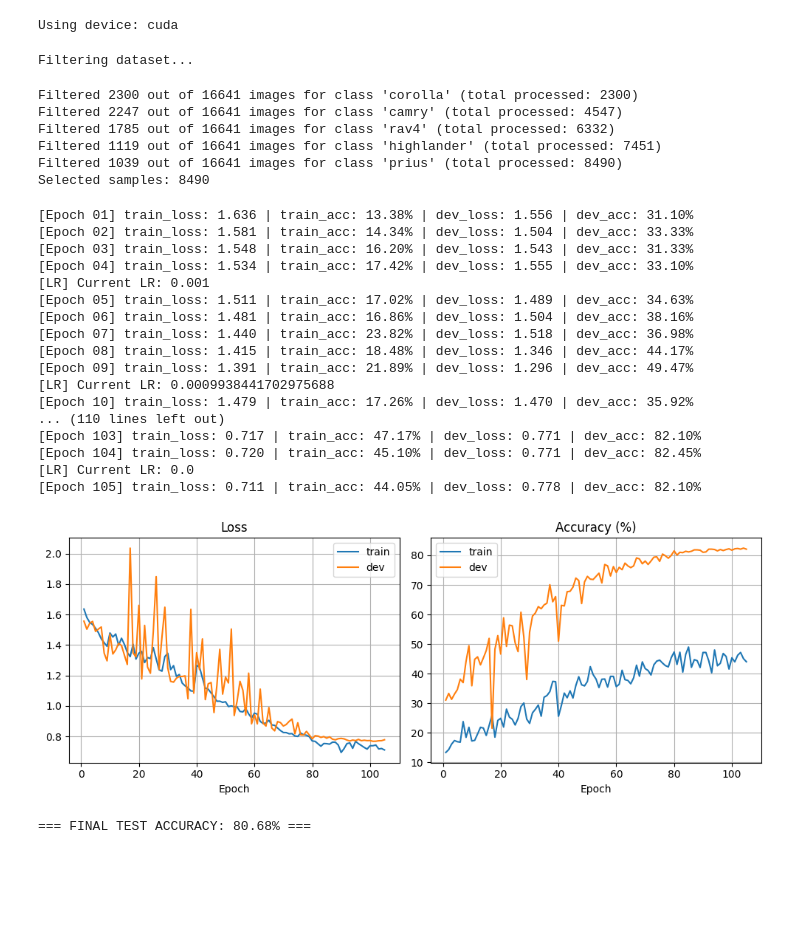
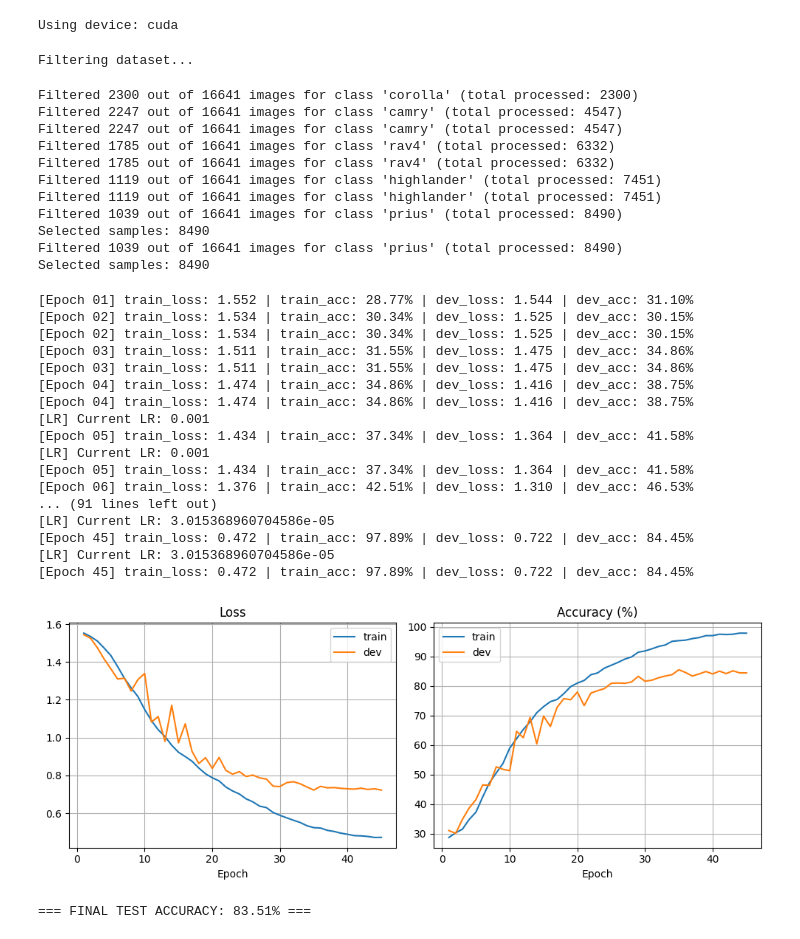
Before and after one commit to SkinnyDevi/toyota-cnn-classifier, a Jupyter notebook: practica_2_fsi.ipynb, the cells around one changed output. Saved outputs shown, nothing was run; the diff lists cells and outputs as text; code cells hidden in the pictures; blank space fills up the shorter version.

Commit message:
getting closer to target accuracy

```diff
--- a/practica_2_fsi.ipynb
+++ b/practica_2_fsi.ipynb
@@ -33,12 +33,11 @@ print(f"Using device: {DEVICE}")
 Using device: cuda
 # %%
 # -----------------------  PARAMETERS  ------------------------
-BATCH_SIZE       = 32   # batch size
-IMAGE_SIZE       = 64   # 64x64 images
+BATCH_SIZE       = 16   # batch size
+IMAGE_SIZE       = 224  # 224x224 images
 BASE_LR          = 1e-3 # base learning rate
 WARMPUP_EPOCHS   = 5    # number of warm-up epochs
-MIXUP_ALPHA      = 0.2  # mixup alpha parameter
-EPOCHS           = 105   # number of training epochs
+EPOCHS           = 50   # number of training epochs
 DATA_ROOT        = "./toyota_intact_dataset"
 SELECTED_CLASSES = ["corolla", "camry", "rav4", "highlander", "prius"]
 # --------------------------------------------------------------
@@ -61,6 +60,7 @@ train_transform = transforms.Compose([
 
 test_transform = transforms.Compose([
     transforms.Resize((IMAGE_SIZE, IMAGE_SIZE)),
+    transforms.CenterCrop(224),
     transforms.ToTensor(),
     transforms.Normalize(mean=[0.485, 0.456, 0.406],
                          std =[0.229, 0.224, 0.225]),
@@ -140,10 +140,15 @@ test_loader  = DataLoader(test_set,  batch_size=BATCH_SIZE, shuffle=False)
 Filtering dataset...
 Filtered 2300 out of 16641 images for class 'corolla' (total processed: 2300)
 Filtered 2247 out of 16641 images for class 'camry' (total processed: 4547)
+Filtered 2247 out of 16641 images for class 'camry' (total processed: 4547)
 Filtered 1785 out of 16641 images for class 'rav4' (total processed: 6332)
+Filtered 1785 out of 16641 images for class 'rav4' (total processed: 6332)
+Filtered 1119 out of 16641 images for class 'highlander' (total processed: 7451)
 Filtered 1119 out of 16641 images for class 'highlander' (total processed: 7451)
 Filtered 1039 out of 16641 images for class 'prius' (total processed: 8490)
 Selected samples: 8490
+Filtered 1039 out of 16641 images for class 'prius' (total processed: 8490)
+Selected samples: 8490
 # %%
 # --------------------------  MODEL  ---------------------------
 class ToyotaCNN_32x32(nn.Module):
@@ -217,12 +318,6 @@ def evaluate(model, loader):
             correct += (pred == y).sum().item()
             total   += y.size(0)
     return 100.0 * correct / total if total else 0.0
-
-def mixup_data(x, y, alpha=MIXUP_ALPHA):
-    lam = np.random.beta(alpha, alpha)
-    idx = torch.randperm(x.size(0))
-    mixed_x = lam * x + (1-lam) * x[idx]
-    return mixed_x, y, y[idx], lam
 
 def train_one_epoch(epoch, model, loader, crit, opt, scheduler, warmup_epochs=WARMPUP_EPOCHS, base_lr=BASE_LR):
     model.train()
@@ -238,16 +333,10 @@ def train_one_epoch(epoch, model, loader, crit, opt, scheduler, warmup_epochs=WA
         x, y = x.to(DEVICE), y.to(DEVICE)
         opt.zero_grad()
 
-        if np.random.rand() < 0.5:  # 50% chance
-            x_mix, y_a, y_b, lam = mixup_data(x, y)
-            out = model(x_mix)
-            loss = lam * crit(out, y_a) + (1 - lam) * crit(out, y_b)
-            # No accuracy here, as it's not well-defined with MixUp
-        else:
-            out = model(x)
-            loss = crit(out, y)
-            pred = out.argmax(dim=1)
-            correct += (pred == y).sum().item()
+        out = model(x)
+        loss = crit(out, y)
+        pred = out.argmax(dim=1)
+        correct += (pred == y).sum().item()
 
         loss.backward()
         opt.step()
@@ -275,7 +364,7 @@ def validate(model, loader, crit):
 # --------------------------------------------------------------
 # %%
 # --------------------------  RUN  ---------------------------
-model = ToyotaCNN_64x64(n_classes=len(SELECTED_CLASSES)).to(DEVICE)
+model = ToyotaCNN_224x224(n_classes=len(SELECTED_CLASSES)).to(DEVICE)
 criterion = nn.CrossEntropyLoss(label_smoothing=0.1)
 optimizer = optim.Adam(model.parameters(), lr=BASE_LR)
 scheduler = optim.lr_scheduler.CosineAnnealingLR(optimizer, T_max=EPOCHS - WARMPUP_EPOCHS)
@@ -295,7 +384,7 @@ for epoch in range(1, EPOCHS + 1):
     dev_acc  = evaluate(model, dev_loader)
 
     if epoch % 5 == 0:
-        print("[LR] Current LR:", optimizer.param_groups[0]['lr'])
+        print(f"[LR | Epoch {epoch:02d}] Current LR:", optimizer.param_groups[0]['lr'])
 
     history["train_loss"].append(tr_loss)
     history["train_acc"].append(tr_acc)
@@ -308,52 +397,54 @@ for epoch in range(1, EPOCHS + 1):
 
     if dev_acc > best_dev:
         best_dev = dev_acc
         torch.save(model.state_dict(), f'models/best_model_{epoch}.pt')
         wait = 0
     else:
         wait += 1
-        if wait >= patience: break
+        if wait >= patience:
+            print(f"Training ran out of patience ({wait}/{patience} patience). Early stopping.")
+            break
 
 # -----------------------  PLOTS  -------------------------
 def plot_history(h):
     ep = range(1, len(h["train_loss"]) + 1)
     plt.figure(figsize=(10,4))
     plt.subplot(1,2,1)
     plt.plot(ep, h["train_loss"], label="train")
     plt.plot(ep, h["dev_loss"],   label="dev")
     plt.title("Loss"); plt.xlabel("Epoch"); plt.legend(); plt.grid()
     plt.subplot(1,2,2)
     plt.plot(ep, h["train_acc"], label="train")
     plt.plot(ep, h["dev_acc"],   label="dev")
     plt.title("Accuracy (%)"); plt.xlabel("Epoch"); plt.legend(); plt.grid()
     plt.tight_layout(); plt.show()
 
 plot_history(history)
 
 # ---------------------  FINAL TEST  ----------------------
 test_acc = evaluate(model, test_loader)
 print(f"\n=== FINAL TEST ACCURACY: {test_acc:.2f}% ===")
 # --------------------------------------------------------------
 # %% [output]
-[Epoch 01] train_loss: 1.636 | train_acc: 13.38% | dev_loss: 1.556 | dev_acc: 31.10%
-[Epoch 02] train_loss: 1.581 | train_acc: 14.34% | dev_loss: 1.504 | dev_acc: 33.33%
-[Epoch 03] train_loss: 1.548 | train_acc: 16.20% | dev_loss: 1.543 | dev_acc: 31.33%
-[Epoch 04] train_loss: 1.534 | train_acc: 17.42% | dev_loss: 1.555 | dev_acc: 33.10%
+[Epoch 01] train_loss: 1.552 | train_acc: 28.77% | dev_loss: 1.544 | dev_acc: 31.10%
+[Epoch 02] train_loss: 1.534 | train_acc: 30.34% | dev_loss: 1.525 | dev_acc: 30.15%
+[Epoch 02] train_loss: 1.534 | train_acc: 30.34% | dev_loss: 1.525 | dev_acc: 30.15%
+[Epoch 03] train_loss: 1.511 | train_acc: 31.55% | dev_loss: 1.475 | dev_acc: 34.86%
+[Epoch 03] train_loss: 1.511 | train_acc: 31.55% | dev_loss: 1.475 | dev_acc: 34.86%
+[Epoch 04] train_loss: 1.474 | train_acc: 34.86% | dev_loss: 1.416 | dev_acc: 38.75%
+[Epoch 04] train_loss: 1.474 | train_acc: 34.86% | dev_loss: 1.416 | dev_acc: 38.75%
 [LR] Current LR: 0.001
-[Epoch 05] train_loss: 1.511 | train_acc: 17.02% | dev_loss: 1.489 | dev_acc: 34.63%
-[Epoch 06] train_loss: 1.481 | train_acc: 16.86% | dev_loss: 1.504 | dev_acc: 38.16%
-[Epoch 07] train_loss: 1.440 | train_acc: 23.82% | dev_loss: 1.518 | dev_acc: 36.98%
-[Epoch 08] train_loss: 1.415 | train_acc: 18.48% | dev_loss: 1.346 | dev_acc: 44.17%
-[Epoch 09] train_loss: 1.391 | train_acc: 21.89% | dev_loss: 1.296 | dev_acc: 49.47%
-[LR] Current LR: 0.0009938441702975688
-[Epoch 10] train_loss: 1.479 | train_acc: 17.26% | dev_loss: 1.470 | dev_acc: 35.92%
-... (110 lines left out)
-[Epoch 103] train_loss: 0.717 | train_acc: 47.17% | dev_loss: 0.771 | dev_acc: 82.10%
-[Epoch 104] train_loss: 0.720 | train_acc: 45.10% | dev_loss: 0.771 | dev_acc: 82.45%
-[LR] Current LR: 0.0
-[Epoch 105] train_loss: 0.711 | train_acc: 44.05% | dev_loss: 0.778 | dev_acc: 82.10%
+[Epoch 05] train_loss: 1.434 | train_acc: 37.34% | dev_loss: 1.364 | dev_acc: 41.58%
+[LR] Current LR: 0.001
+[Epoch 05] train_loss: 1.434 | train_acc: 37.34% | dev_loss: 1.364 | dev_acc: 41.58%
+[Epoch 06] train_loss: 1.376 | train_acc: 42.51% | dev_loss: 1.310 | dev_acc: 46.53%
+... (91 lines left out)
+[LR] Current LR: 3.015368960704586e-05
+[Epoch 45] train_loss: 0.472 | train_acc: 97.89% | dev_loss: 0.722 | dev_acc: 84.45%
+[LR] Current LR: 3.015368960704586e-05
+[Epoch 45] train_loss: 0.472 | train_acc: 97.89% | dev_loss: 0.722 | dev_acc: 84.45%
-[figure, old version]
+[figure, new version]
-=== FINAL TEST ACCURACY: 80.68% ===
+=== FINAL TEST ACCURACY: 83.51% ===
 # %%
 # (optional) save best model
 if dev_acc > max(history["dev_acc"][:-1] or [0]):
```
Also changed, not shown: parts of 1 cell of this notebook.
